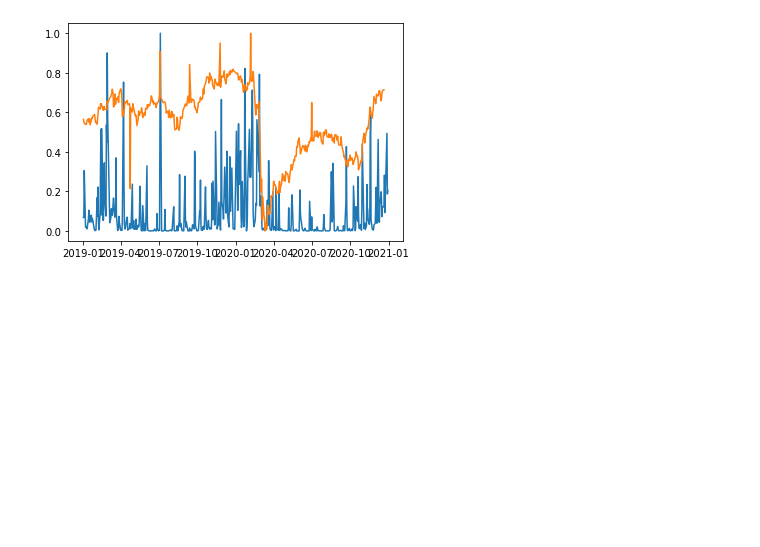
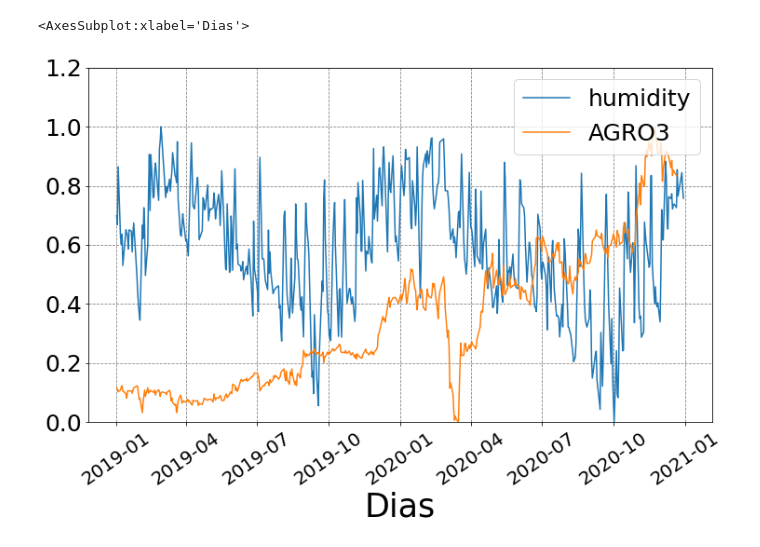
Before and after one commit to sanchoassp/Clima_Agro, a Jupyter notebook: Clima_Agro.ipynb, the cells around one changed output. Drawn from its saved outputs; the diff is of its cells as text; code cells hidden in the pictures; blank space fills up the shorter version.

```diff
--- a/Clima_Agro.ipynb
+++ b/Clima_Agro.ipynb
@@ -131,5 +130,18 @@ df.head(39)
-# %%
-plt.plot(df.time, df.total_precipitation, df.time, df.PETR4)
-plt.show()
-# %% [output]
-[figure, removed]
+# %%
+apiagro = agro(tickers = ['AGRO3'], # AGXY3, AGRO3, SOJA3, BRFS3, JBSS3
+                     init_date = '2019-01-01', # '%Y-%m-%d'
+                     end_date = '2020-12-31', # '%Y-%m-%d'
+                     freq_time = '1d', # 1m, 5m, 15m, 30m, 1h, 1d, 1w, 30d
+                     index = 'Close',
+                     shift = 7,
+                     climate_var = 'humidity',
+                     #'max_temperature_2m', 'min_temperature_2m', 'temperature_2m', 'humidity', 'surface_pressure',
+                     #'total_precipitation', 'u_component_of_wind_10m',
+                     #'v_component_of_wind_10m'
+                     state = 'SP'
+         ) # Low, High, Open e Close
+
+apiagro.plot_agro()
+# %% [output]
+<AxesSubplot:xlabel='Dias'>
+[figure, added]
```
Also changed, not shown: parts of 4 cells of this notebook.
